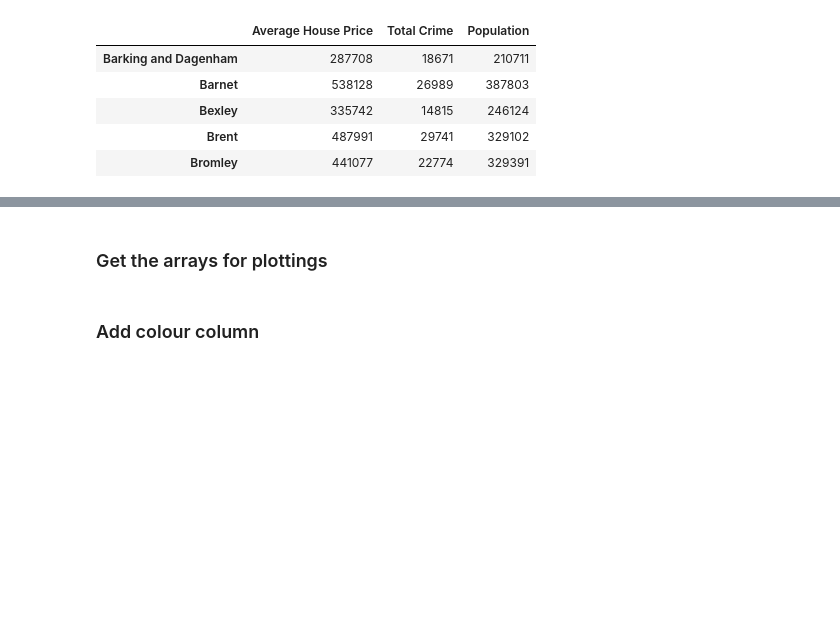
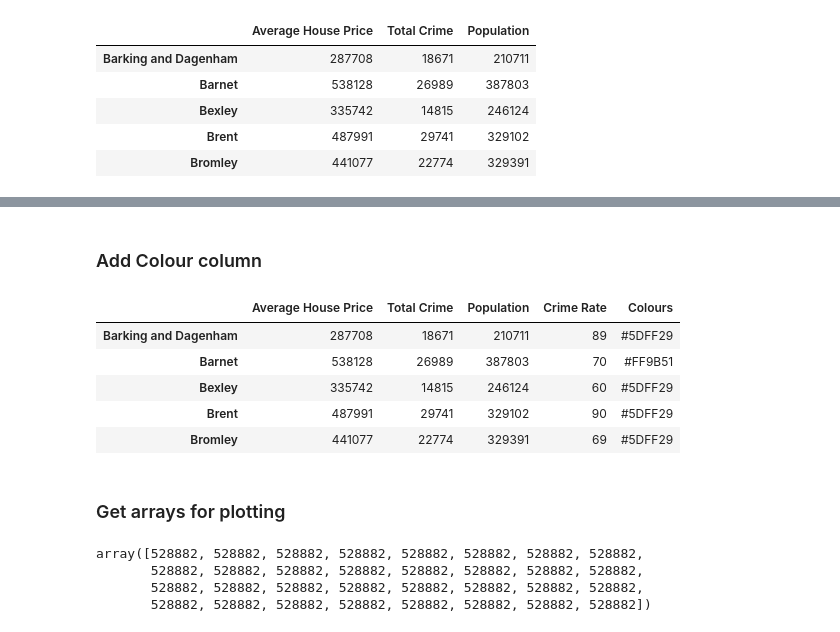
Before and after one commit to sabi-h/AppliedDataScience, a Jupyter notebook: Course2 - Applied Plotting, Charting & Data Representation in Python/week4/London house price and crime rate analysis.ipynb, the cells around one changed output, grey strips where cells are left out. Saved outputs shown, nothing was run; the diff lists cells and outputs as text; code cells hidden in the pictures; blank space fills up the shorter version.

```diff
--- a/Course2 - Applied Plotting, Charting & Data Representation in Python/week4/London house price and crime rate analysis.ipynb
+++ b/Course2 - Applied Plotting, Charting & Data Representation in Python/week4/London house price and crime rate analysis.ipynb
@@ -141,4 +137,0 @@ ValueError: can not merge DataFrame with instance of type <class 'pandas.core.se
-# %%
-# Get percentage (1 d.p.) of crimes in each borough
-final_df['Crime Percent'] = round((final_df['Total Crime']/final_df['Population']) * 100, 1)
-final_df.head()
@@ -151,0 +138,5 @@ final_df.head()
+# %%
+# Get Crime per 1000 residents (rounded to whole number)
+final_df['Crime Rate'] = round( (final_df['Total Crime']/final_df['Population']) * 1000 , 0)
+final_df['Crime Rate'] = final_df['Crime Rate'].astype('int')
+final_df.head()
@@ -152,13 +150,46 @@ final_df.head()
+# %% [markdown]
+### Add Colour column
+# %%
+def add_colour(df):
+    colours = [
+        '#5DFF29', # Green
+        '#FF9B51', # Orange
+        '#FF3F3F', # Red
+    ]
+    h_avg = df['Average House Price'].mean()
+    c_avg = df['Crime Rate'].mean()
+
+    # Fill Colours column with correct colours
+    df.loc[(df['Average House Price'] <= h_avg) & (df['Crime Rate'] <= c_avg), 'Colours'] = colours[0]
+    df.loc[(df['Average House Price'] < h_avg) & (df['Crime Rate'] > c_avg), 'Colours'] = colours[1]
+    df.loc[(df['Average House Price'] > h_avg) & (df['Crime Rate'] < c_avg), 'Colours'] = colours[1]
+    df.loc[(df['Average House Price'] > h_avg) & (df['Crime Rate'] > c_avg), 'Colours'] = colours[2]
+
+    return df
+
+final_df = add_colour(final_df)
+final_df.head()
+# %% [output]
+|  | Average House Price | Total Crime | Population | Crime Rate | Colours |
+| Barking and Dagenham | 287708 | 18671 | 210711 | 89 | #5DFF29 |
+| Barnet | 538128 | 26989 | 387803 | 70 | #FF9B51 |
+| Bexley | 335742 | 14815 | 246124 | 60 | #5DFF29 |
+| Brent | 487991 | 29741 | 329102 | 90 | #5DFF29 |
+| Bromley | 441077 | 22774 | 329391 | 69 | #5DFF29 |
 # %% [markdown]
-### Get the arrays for plottings
+### Get arrays for plotting
 # %%
 # Returns an array of mean value with same shape as input
-avg = lambda series: np.full(series.shape[0], series.mean())
+avg = lambda series: np.full(series.shape[0], int(series.mean()))
 
 # Mean House Price array
 house_price_avg = avg(final_df['Average House Price'])
 
-# Mean Crime Percent array
-crime_percent_avg = avg(final_df['Crime Percent'])
+# Mean Crime Rate array
+crime_rate_avg = avg(final_df['Crime Rate'])
+house_price_avg
+# %% [output]
+array([528882, 528882, 528882, 528882, 528882, 528882, 528882, 528882,
+       528882, 528882, 528882, 528882, 528882, 528882, 528882, 528882,
+       528882, 528882, 528882, 528882, 528882, 528882, 528882, 528882,
+       528882, 528882, 528882, 528882, 528882, 528882, 528882, 528882])
-# %% [markdown]
-### Add colour column
```
Also changed, not shown: parts of 15 cells of this notebook, 3 other files.
